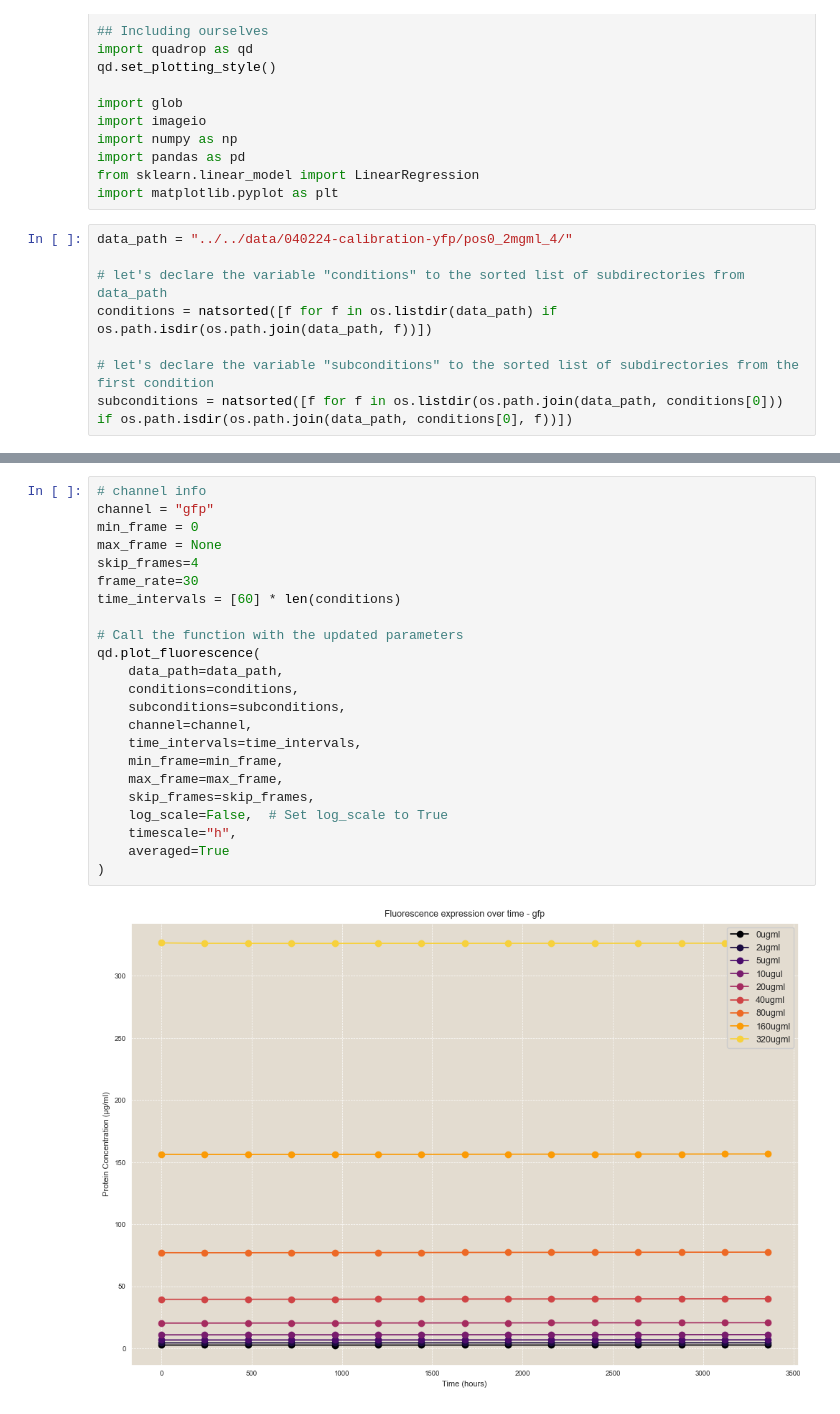
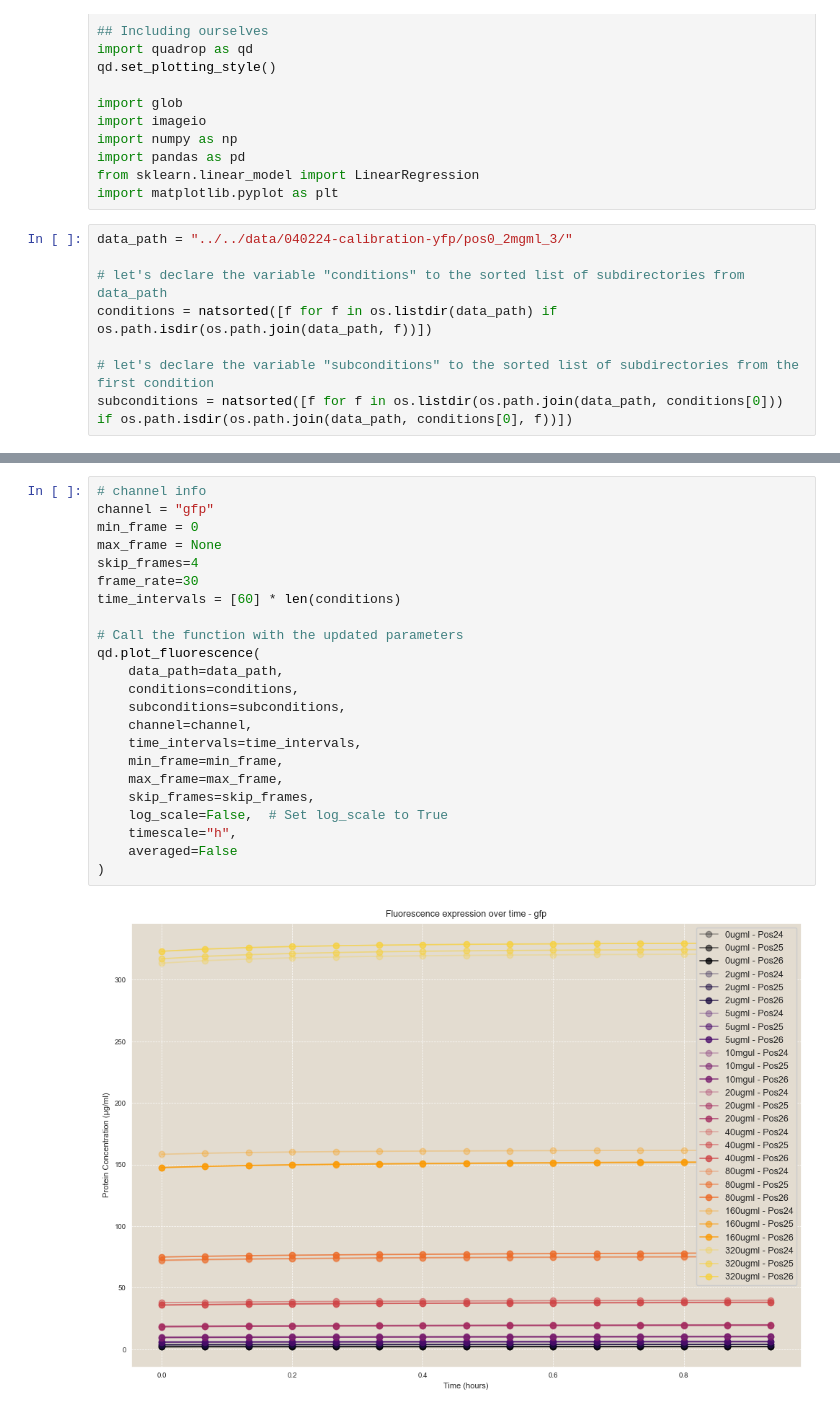
Before and after one commit to dalarios/activedrops, a Jupyter notebook: code/exploratory/040224-calibration-yfp.ipynb, the cells around one changed output, grey strips where cells are left out. Drawn from its saved outputs; the diff is of its cells as text.

Commit message:
new calibration curvee

```diff
--- a/code/exploratory/040224-calibration-yfp.ipynb
+++ b/code/exploratory/040224-calibration-yfp.ipynb
@@ -17,7 +17,7 @@ import pandas as pd
 from sklearn.linear_model import LinearRegression
 import matplotlib.pyplot as plt
 # %%
-data_path = "../../data/040224-calibration-yfp/pos0_2mgml_4/"
+data_path = "../../data/040224-calibration-yfp/pos0_2mgml_3/"
 
 # let's declare the variable "conditions" to the sorted list of subdirectories from data_path
 conditions = natsorted([f for f in os.listdir(data_path) if os.path.isdir(os.path.join(data_path, f))])
@@ -47,28 +47,28 @@ Moved .tif files from ../../data/040224-calibration-yfp/pos0_2mgml_4/320ugml/Pos
 # %%
 # channel info
 channel = "gfp"
 min_frame = 0
 max_frame = None
 skip_frames=4
 frame_rate=30
 time_intervals = [60] * len(conditions)
 
 # Call the function with the updated parameters
 qd.plot_fluorescence(
     data_path=data_path,
     conditions=conditions,
     subconditions=subconditions,
     channel=channel,
     time_intervals=time_intervals,
     min_frame=min_frame,
     max_frame=max_frame,
     skip_frames=skip_frames,
     log_scale=False,  # Set log_scale to True
     timescale="h",
-    averaged=True
+    averaged=False
 )
 # %% [output]
-[figure, old version]
+[figure, new version]
 # %%
 def average_intensity_per_condition(data_path, conditions, subconditions, channel):
     """
```
Also changed, not shown: parts of 3 cells of this notebook, 2 other files.
